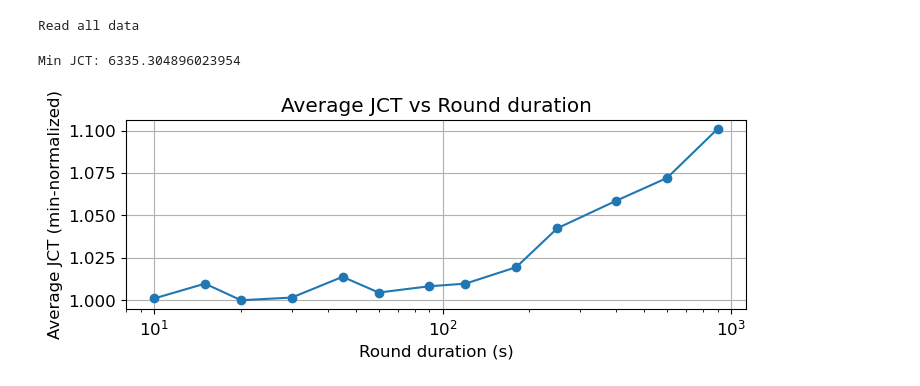
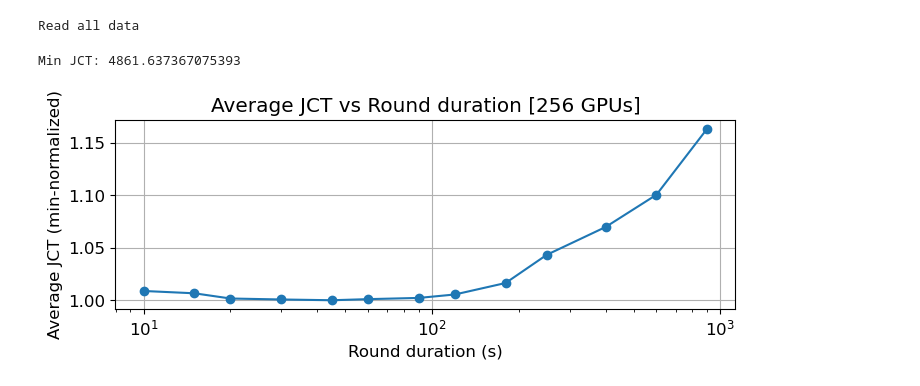
Before and after one commit to suhasjs/continuous-scheduling, a Jupyter notebook: simulator/notebooks/round_duration_effect.ipynb, the cells around one changed output. Saved outputs shown, nothing was run; the diff lists cells and outputs as text; code cells hidden in the pictures.

```diff
--- a/simulator/notebooks/round_duration_effect.ipynb
+++ b/simulator/notebooks/round_duration_effect.ipynb
@@ -52,28 +53,28 @@ Read all data
 # %%
 def extract_avg_jct(jcts):
   all_jcts = []
   for _, workload_jcts in jcts.items():
     wjcts = [x['jct'] for x in workload_jcts]
     all_jcts.extend(wjcts)
   return np.mean(all_jcts)
 
 avg_jcts = []
 for round_duration in round_durations:
   avg_jcts.append(extract_avg_jct(all_data[round_duration]))
 
 min_jct = min(avg_jcts)
 rprint(f"Min JCT: {min_jct}")
 # normalize jcts to min value
 avg_jcts = [x / min_jct for x in avg_jcts]
 
 # plot avg JCTs vs round duration
 plt.plot(round_durations, avg_jcts, marker='o')
 plt.xlabel("Round duration (s)")
 plt.ylabel("Average JCT (min-normalized)")
-plt.title("Average JCT vs Round duration")
+plt.title(f"Average JCT vs Round duration [{ngpus} GPUs]")
 standardize(size=(8, 2.5))
 plt.xscale('log')
-plt.savefig(f"figs/64gpu_avg_jct_vs_round_duration.jpg", bbox_inches='tight', dpi=300)
+plt.savefig(f"figs/{ngpus}gpu_avg_jct_vs_round_duration.jpg", bbox_inches='tight', dpi=300)
 # %% [output]
-Min JCT: 6335.304896023954
+Min JCT: 4861.637367075393
-[figure, old version]
+[figure, new version]
```
Also changed, not shown: parts of 8 cells of this notebook, 8 other files.
